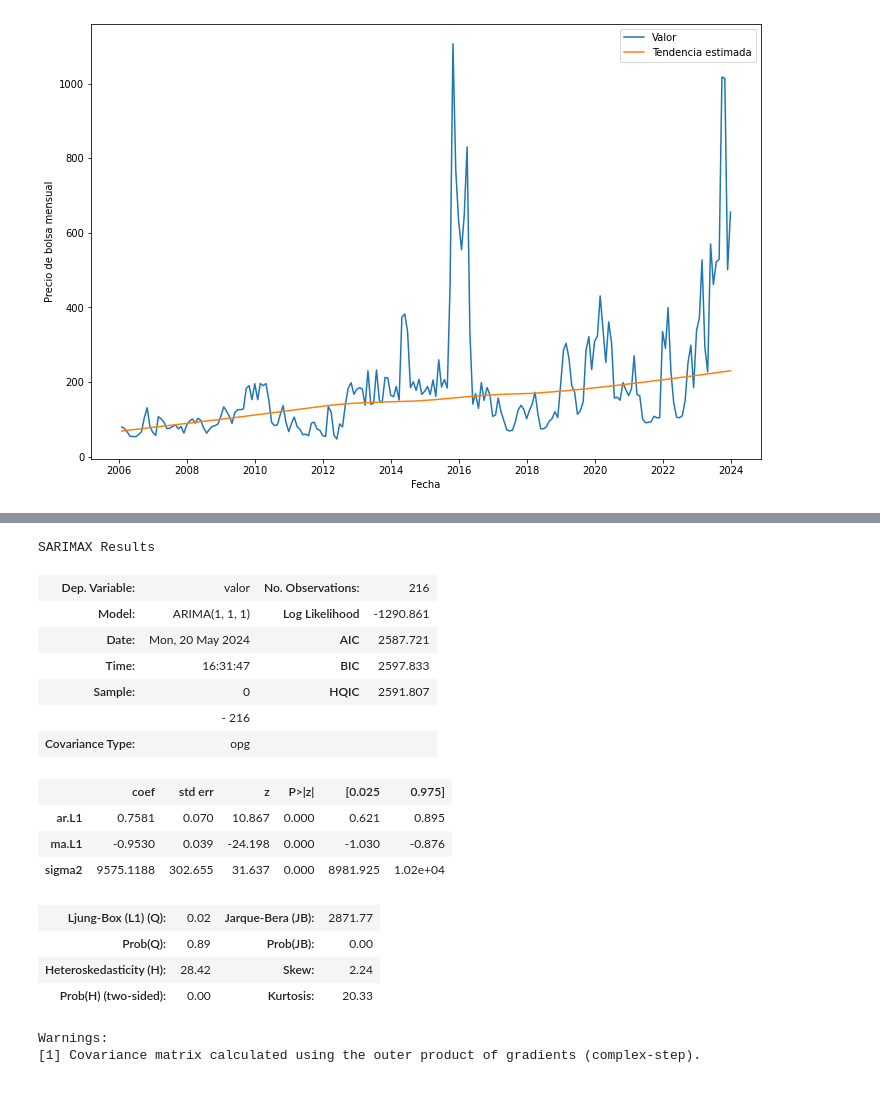
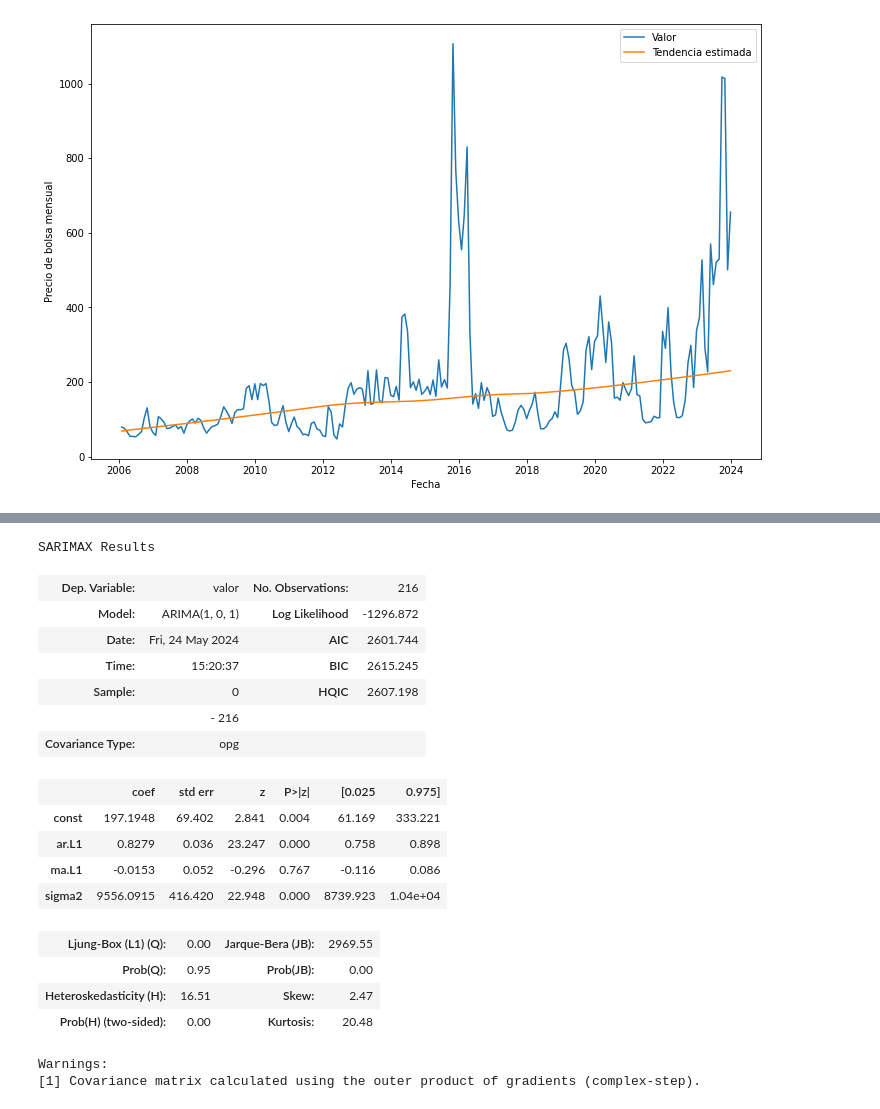
Before and after one commit to kmartinezm/G6-AST, a Jupyter notebook: mynewbook/_build/jupyter_execute/und5_forecast.ipynb, the cells around one changed output, grey strips where cells are left out. Cells and saved outputs as stored; diff of their text form; code cells hidden in the pictures.

```diff
--- a/mynewbook/_build/jupyter_execute/und5_forecast.ipynb
+++ b/mynewbook/_build/jupyter_execute/und5_forecast.ipynb
@@ -143,3 +161,0 @@ df_mes = df_mes[['mes','valor']]
-# %%
-# Calcular la serie diferenciada
-df_vcm['valor_dif'] = df_vcm['valor'].diff().dropna()
@@ -165,26 +238,27 @@ Estos gráficos son útiles para determinar los parámetros \(p\) y \(q\) del mo
 # %%
 # Ajustar un modelo ARIMA(1,1,1) a la serie temporal, usando los parámetros sugeridos por los gráficos ACF y PACF
-model = ARIMA(df_vcm['valor'], order=(1, 1, 1))
+model = ARIMA(df_vcm['valor'], order=(1, 0, 1))
 model_fit = model.fit()
 
 # Mostrar el resumen del modelo ajustado
 model_fit.summary()
 # %% [output]
 SARIMAX Results
 | Dep. Variable: | valor | No. Observations: | 216 |
-| Model: | ARIMA(1, 1, 1) | Log Likelihood | -1290.861 |
-| Date: | Mon, 20 May 2024 | AIC | 2587.721 |
-| Time: | 16:31:47 | BIC | 2597.833 |
-| Sample: | 0 | HQIC | 2591.807 |
+| Model: | ARIMA(1, 0, 1) | Log Likelihood | -1296.872 |
+| Date: | Fri, 24 May 2024 | AIC | 2601.744 |
+| Time: | 15:20:37 | BIC | 2615.245 |
+| Sample: | 0 | HQIC | 2607.198 |
 |  | - 216 |  |  |
 | Covariance Type: | opg |  |  |
 |  | coef | std err | z | P>|z| | [0.025 | 0.975] |
-| ar.L1 | 0.7581 | 0.070 | 10.867 | 0.000 | 0.621 | 0.895 |
-| ma.L1 | -0.9530 | 0.039 | -24.198 | 0.000 | -1.030 | -0.876 |
-| sigma2 | 9575.1188 | 302.655 | 31.637 | 0.000 | 8981.925 | 1.02e+04 |
+| const | 197.1948 | 69.402 | 2.841 | 0.004 | 61.169 | 333.221 |
+| ar.L1 | 0.8279 | 0.036 | 23.247 | 0.000 | 0.758 | 0.898 |
+| ma.L1 | -0.0153 | 0.052 | -0.296 | 0.767 | -0.116 | 0.086 |
+| sigma2 | 9556.0915 | 416.420 | 22.948 | 0.000 | 8739.923 | 1.04e+04 |
-| Ljung-Box (L1) (Q): | 0.02 | Jarque-Bera (JB): | 2871.77 |
-| Prob(Q): | 0.89 | Prob(JB): | 0.00 |
-| Heteroskedasticity (H): | 28.42 | Skew: | 2.24 |
-| Prob(H) (two-sided): | 0.00 | Kurtosis: | 20.33 |
+| Ljung-Box (L1) (Q): | 0.00 | Jarque-Bera (JB): | 2969.55 |
+| Prob(Q): | 0.95 | Prob(JB): | 0.00 |
+| Heteroskedasticity (H): | 16.51 | Skew: | 2.47 |
+| Prob(H) (two-sided): | 0.00 | Kurtosis: | 20.48 |
 Warnings:
 [1] Covariance matrix calculated using the outer product of gradients (complex-step).
```
Also changed, not shown: parts of 28 cells of this notebook, 23 other files.
